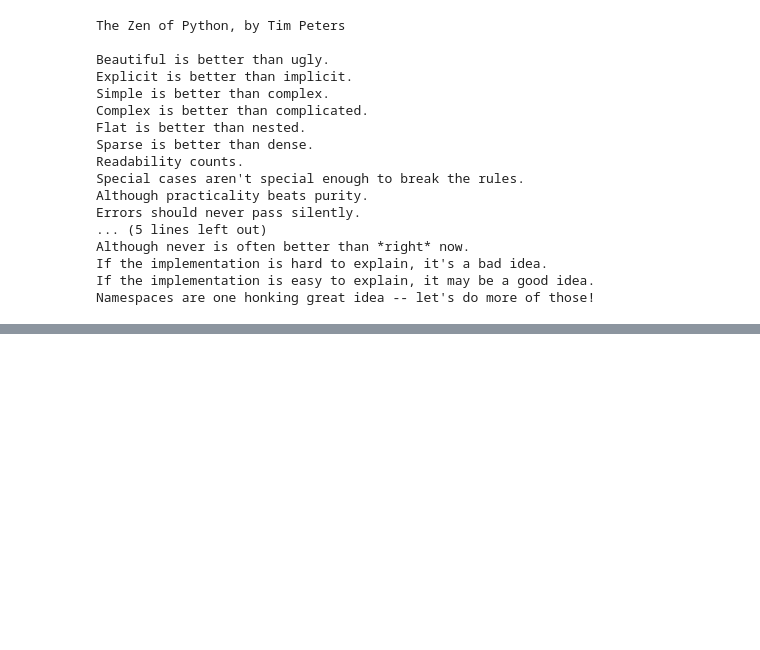
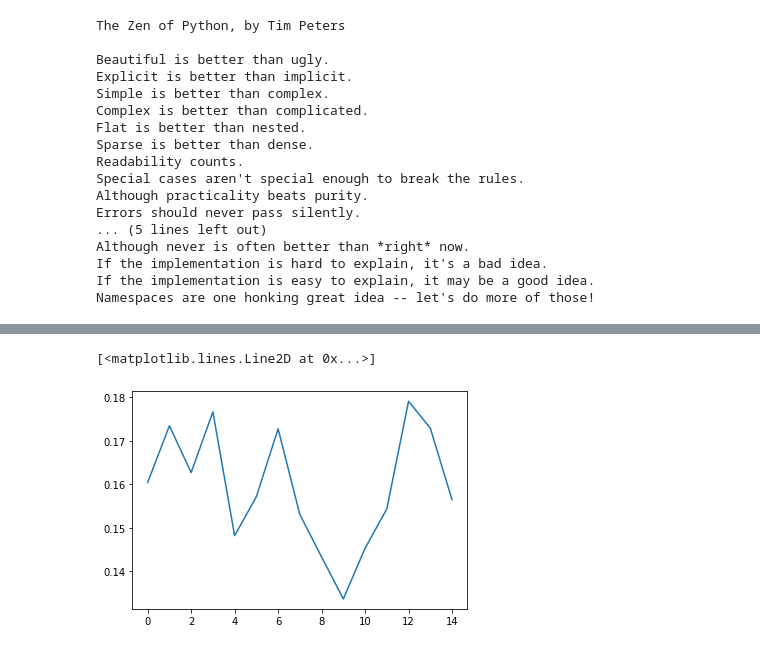
Before and after one commit to Data-Lama/pathogen_study_regions_generator, a Jupyter notebook: results/IBDMobilityFlow.ipynb, the cells around one changed output, grey strips where cells are left out. Drawn from its saved outputs; the diff is of its cells as text; code cells hidden in the pictures; blank space fills up the shorter version.

```diff
--- a/results/IBDMobilityFlow.ipynb
+++ b/results/IBDMobilityFlow.ipynb
@@ -194,16 +281,21 @@ df_movement.head()
 # %%
+scores = []
 for d in range(0,15):
     # shift movement
-    df_movement_tmp = df_movement.copy()
-    df_movement_tmp["date"]  = df_movement["date"] + pd.Timedelta(days=d)
+    df_fb_tmp = df_fb.copy()
+    df_fb_tmp["date"]  = df_fb["date"] + pd.Timedelta(days=d)
 
-    df = df_ibd.merge(df_movement_tmp, on=["date", "ID_1", "ID_2"], how="outer").dropna()
+    df = df_ibd.merge(df_fb_tmp, on=["date", "ID_1", "ID_2"], how="outer").dropna()
+    if df.empty:
+        print(print(d, "no data"))
+        continue
 
-    X = df["ibd_ibd"].to_numpy().reshape(-1, 1)
-    y = df["fb_mobility"].to_numpy()
+    X = df["ibd-hausdorff_hausdorff"].to_numpy().reshape(-1, 1)
+    y = df["fb_mobility_all_movement"].to_numpy()
 
     reg = LinearRegression().fit(X, y)
     m = reg.coef_
     b = reg.intercept_
     print(d, reg.score(X, y), f"y = {m}x + {b}")
+    scores.append(reg.score(X, y))
 # %% [output]
@@ -247,0 +317,5 @@ Timestamp('2021-01-30 00:00:00')
+# %%
+plt.plot(range(0,15), scores)
+# %% [output]
+[<matplotlib.lines.Line2D at 0x...>]
+[figure, added]
```
Also changed, not shown: parts of 23 cells of this notebook, 5 other files.
